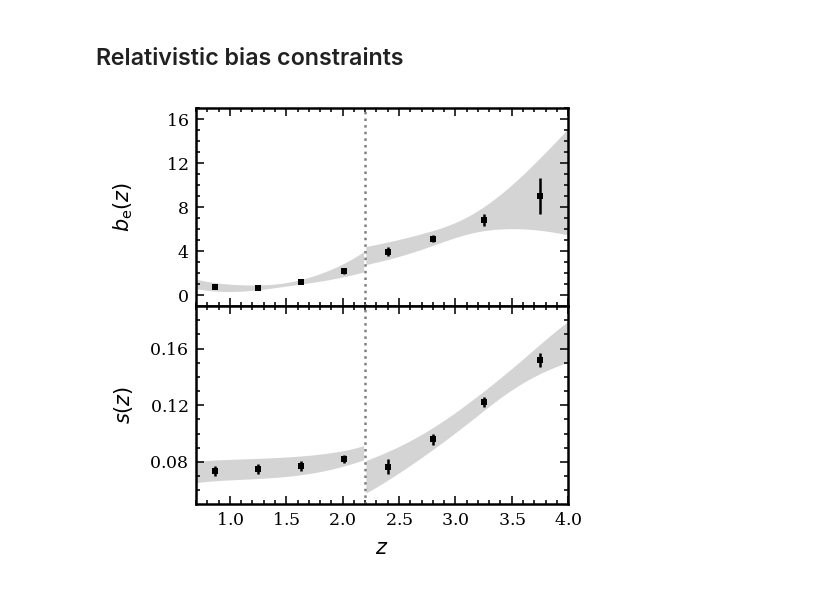
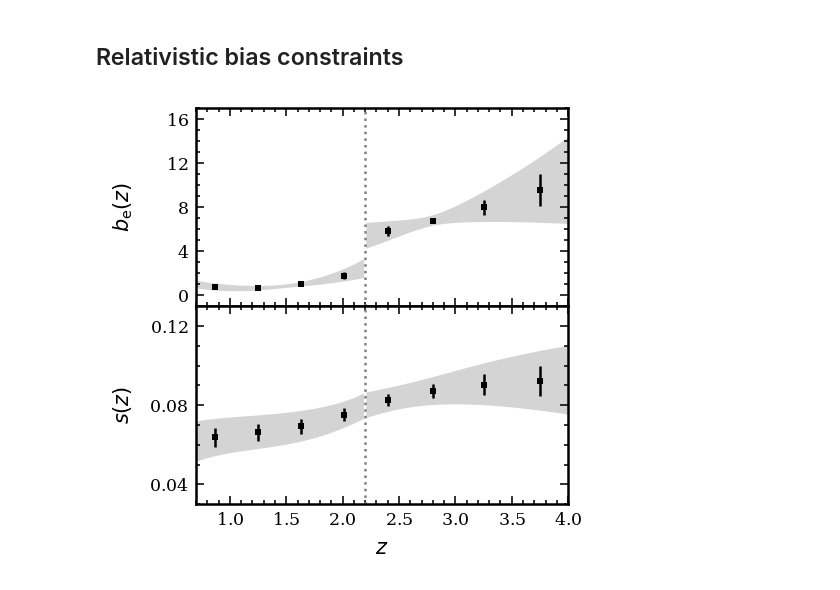
Before and after one commit to MikeSWang/HorizonGRound, a Jupyter notebook: notebooks/measure_relativistic_biases.ipynb, the cells around one changed output. Cells and saved outputs as stored; diff of their text form; code cells hidden in the pictures.

```diff
--- a/notebooks/measure_relativistic_biases.ipynb
+++ b/notebooks/measure_relativistic_biases.ipynb
@@ -31,3 +31,7 @@ import numpy as np
 from matplotlib.ticker import AutoMinorLocator
 
 plt.style.use(stylesheet)
+
+model = np.random.choice(["PLE_model", "hybrid_model"])
+
+print("Selected:", model)
@@ -37,7 +43,7 @@ plt.style.use(stylesheet)
 Load samples of the relativistic bias parameters at densly sampled redshifts and determine their quantiles.
 # %%
 extracted_chain_files = glob.glob(
-    "/".join([str(publication_dir), "dense_points", "bias", "relbias_z*"])
+    "/".join([str(publication_dir), model, "dense_points", "bias", "relbias_z*"])
 )
 # %%
 quantile_levels = [0.022750, 0.158655, 0.5, 0.841345, 0.977250]
@@ -75,7 +81,7 @@ high_redshift_part = slice(discontinuity_pos, None)
 Load samples of the relativistic bias parameters in eBOSS QSO LF redshift bins and determine the estimates with uncertainties.
 # %%
 measured_chain_files = glob.glob(
-    "/".join([str(publication_dir), "eBOSS_binning", "relbias_z*"])
+    "/".join([str(publication_dir), model, "eBOSS_binning", "relbias_z*"])
 )
 # %%
 estimate_levels = [0.158655, 0.5, 0.841345]
@@ -130,33 +136,36 @@ evolution.set_xlim(min(dense_redshifts), max(dense_redshifts))
 evolution.set_ylim(-1., 17.)
 evolution.set_ylabel(r"$b_\mathrm{e}(z)$", labelpad=15)
 
 # Magnification bias
 
 magnification = plt.subplot2grid((2, 1), (1, 0), sharex=evolution)
 
 magnification.errorbar(
     measured_redshifts, magnification_bias_estimates[0],
     yerr=[
         np.subtract(magnification_bias_estimates[0], magnification_bias_estimates[-1]),
         np.subtract(magnification_bias_estimates[1], magnification_bias_estimates[0]),
     ],
     fmt='s', zorder=3
 )
 for part in [low_redshift_part, high_redshift_part]:
     magnification.fill_between(
         dense_redshifts[part],
         magnification_bias_quantiles[-2][part], magnification_bias_quantiles[2][part],
         facecolor='0.67', alpha=ALPHA, zorder=1
     )
 
 magnification.axvline(x=2.2, ls=':', c='0.5')
 
 magnification.set_yticks(np.arange(0., 0.2, step=0.04))
 magnification.yaxis.set_minor_locator(AutoMinorLocator())
-magnification.set_ylim(0.05, 0.19)
+if model == 'PLE_model':
+    magnification.set_ylim(0.05, 0.19)
+elif model == 'hybrid_model':
+    magnification.set_ylim(0.03, 0.13)
 magnification.set_xlabel(r"$z$", labelpad=5)
 magnification.set_ylabel(r"$s(z)$", labelpad=7)
 
-fig.savefig(publication_dir/"gallery"/"relativistic_biases.pdf")
+fig.savefig(publication_dir/model/"gallery"/"relativistic_biases.pdf")
 # %% [output]
-[figure, old version]
+[figure, new version]
```
Also changed, not shown: parts of 1 cell of this notebook, 6 other files.
